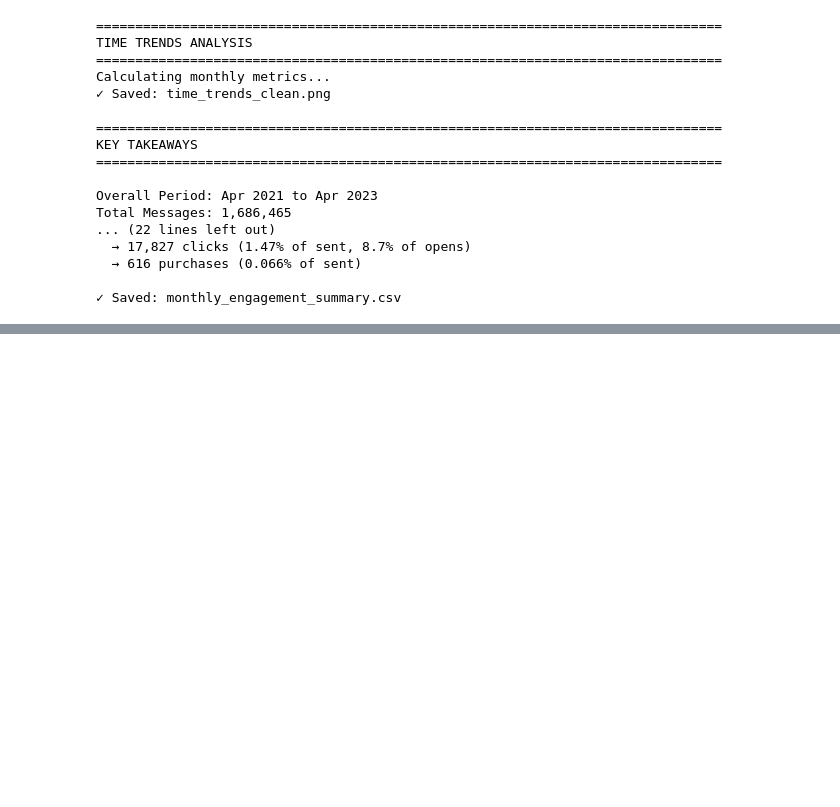
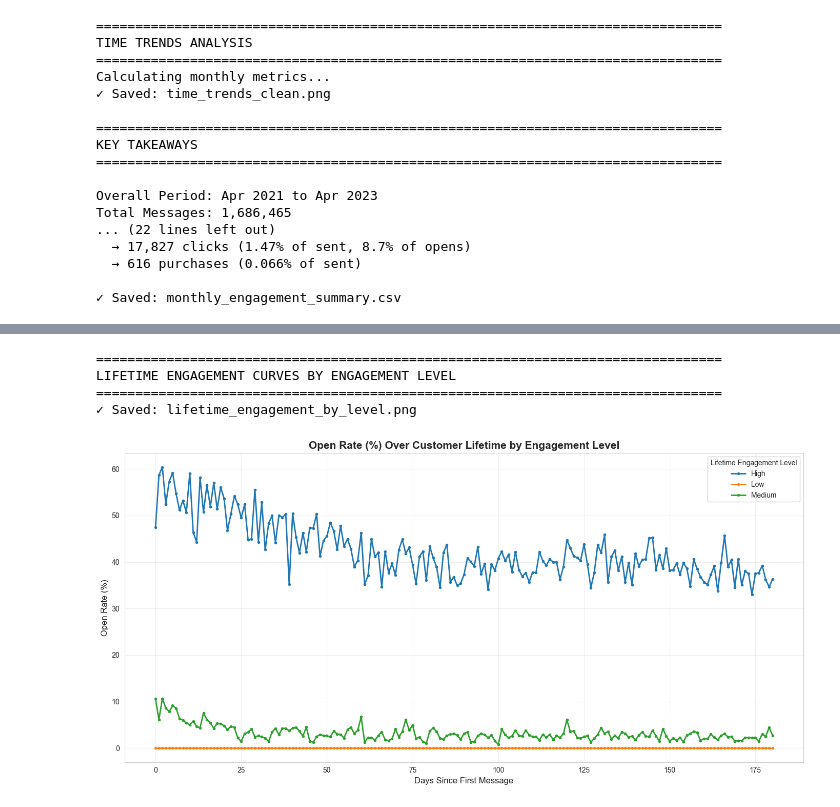
Before and after one commit to NikolozDarsalia/message-campaign-engagement-analysis, a Jupyter notebook: EDA/sgf/sgf_EDA.ipynb, the cells around one changed output, grey strips where cells are left out. Drawn from its saved outputs; the diff is of its cells as text; code cells hidden in the pictures; blank space fills up the shorter version.

```diff
--- a/EDA/sgf/sgf_EDA.ipynb
+++ b/EDA/sgf/sgf_EDA.ipynb
@@ -441,7 +503,0 @@ Context:
-# %%
-df['sent_at'] = pd.to_datetime(df['sent_at'])
-df['day_of_week'] = df['sent_at'].dt.day_name()
-df['hour_of_day'] = df['sent_at'].dt.hour
-
-day_order = ['Monday','Tuesday','Wednesday','Thursday','Friday','Saturday','Sunday']
-df['day_of_week'] = pd.Categorical(df['day_of_week'], categories=day_order, ordered=True)
@@ -760,0 +744,8 @@ bin_30d
+# %%
+# Add lifetime_engagement_level directly via map
+df['lifetime_engagement_level'] = df['client_id'].map(
+    per_user['lifetime_engagement_level']
+)
+
+print('Has lifetime_engagement_level in df?', 'lifetime_engagement_level' in df.columns)
+print(df[['client_id', 'lifetime_engagement_level']].head())
@@ -760,0 +778,62 @@ bin_30d
+# %%
+metric_col = 'is_opened'          # or 'is_clicked', 'is_purchased'
+metric_name = 'Open Rate (%)'     # update label if you change metric_col
+# %%
+print("\n" + "=" * 80)
+print("LIFETIME ENGAGEMENT CURVES BY ENGAGEMENT LEVEL")
+print("=" * 80)
+
+eng_by_level = (
+    df_life
+    .dropna(subset=['lifetime_engagement_level'])
+    .groupby(['days_since_first_message', 'lifetime_engagement_level'])
+    .agg(
+        messages=('client_id', 'count'),
+        engaged=(metric_col, 'sum')
+    )
+    .reset_index()
+)
+
+eng_by_level['rate'] = eng_by_level['engaged'] / eng_by_level['messages'] * 100
+
+# Plot
+fig, ax = plt.subplots(figsize=(14, 7))
+
+for level, grp in eng_by_level.groupby('lifetime_engagement_level'):
+    grp = grp.sort_values('days_since_first_message')
+    ax.plot(
+        grp['days_since_first_message'],
+        grp['rate'],
+        marker='o',
+        linewidth=2,
+        markersize=3,
+        label=level.capitalize()
+    )
+
+ax.set_title(f'{metric_name} Over Customer Lifetime by Engagement Level',
+             fontsize=15, fontweight='bold')
+ax.set_xlabel('Days Since First Message', fontsize=12)
+ax.set_ylabel(metric_name, fontsize=12)
+ax.legend(title='Lifetime Engagement Level')
+ax.grid(True, alpha=0.3)
+
+plt.tight_layout()
+plt.savefig('lifetime_engagement_by_level.png', dpi=150, bbox_inches='tight')
+print("✓ Saved: lifetime_engagement_by_level.png")
+plt.show()
+
+# Quick summary for first 30 days
+summary_30 = (
+    eng_by_level[eng_by_level['days_since_first_message'] <= 30]
+    .groupby('lifetime_engagement_level')['rate']
+    .mean()
+    .round(2)
+)
+print("\nAverage engagement in first 30 days by level:")
+print(summary_30)
+# %% [output]
+================================================================================
+LIFETIME ENGAGEMENT CURVES BY ENGAGEMENT LEVEL
+================================================================================
+✓ Saved: lifetime_engagement_by_level.png
+[figure, added]
```
Also changed, not shown: parts of 31 cells of this notebook, 4 other files.
